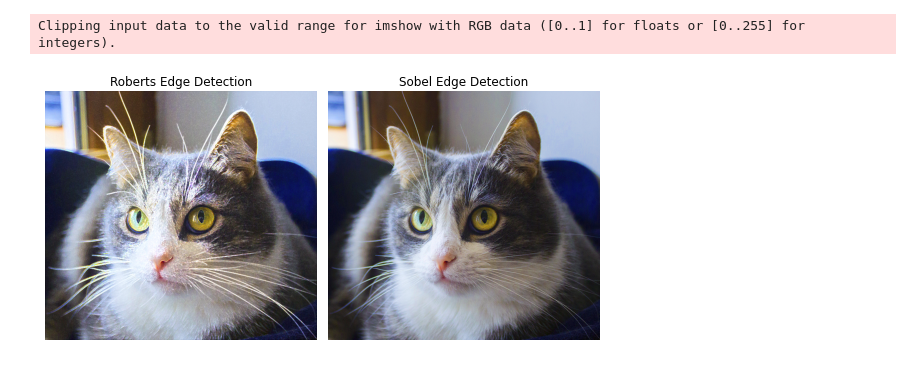
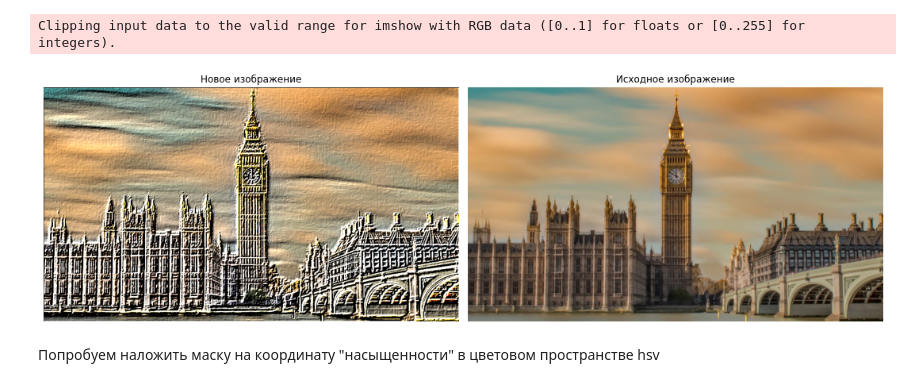
Before and after one commit to salexey1990/gb, a Jupyter notebook: cv/cv01.ipynb, the cells around one changed output. Saved outputs shown, nothing was run; the diff lists cells and outputs as text; code cells hidden in the pictures.

```diff
--- a/cv/cv01.ipynb
+++ b/cv/cv01.ipynb
@@ -9,5 +11,6 @@ import imageio
 # %%
-img = imageio.imread('cat-color.png')
+# Загрузим изображение и приведём его индексы к типу float в диапазоне от 0 до 1
+img = imageio.imread('city.jpeg')
 img = img.astype(np.float32) / 255.
 print(img.shape)
 # %% [output]
@@ -78,0 +124,22 @@ def hsv2rgb(hsv):
+# %%
+# При помощи двух свёрток по разным осям и последующем сложении результатов найдём границы изображений.
+
+out_img_v = conv(img_bw, axis=0)
+out_img_h = conv(img_bw, axis=1)
+out_img = out_img_h + out_img_v
+# %%
+# Посмотрим что получилось
+fig, axes = plt.subplots(ncols=3, sharex=True, sharey=True,
+                         figsize=(15, 4))
+
+axes[0].imshow(out_img_v, cmap=plt.cm.gray)
+
+axes[1].imshow(out_img_h, cmap=plt.cm.gray)
+
+axes[2].imshow(out_img, cmap=plt.cm.gray)
+
+for ax in axes:
+    ax.axis('off')
+
+plt.tight_layout()
+plt.show()
@@ -148,18 +152,26 @@ img_new = hsv2rgb(img_hsv_new)
+# %%
+# Поэлементно сложим 2 координату пространства hsv, отвечающую за яркость изображения с маской, полученной на предыдущем этапе
+
+img_hsv_new = np.copy(hsv_img)
+img_hsv_new[:, :, 2] +=out_img
+img_new = hsv2rgb(img_hsv_new)
 # %%
 fig, axes = plt.subplots(ncols=2, sharex=True, sharey=True,
-                         figsize=(8, 4))
+                         figsize=(15, 6))
 
 axes[0].imshow(img_new, cmap=plt.cm.gray)
-axes[0].set_title('Roberts Edge Detection')
+axes[0].set_title('Новое изображение')
 
 axes[1].imshow(img, cmap=plt.cm.gray)
-axes[1].set_title('Sobel Edge Detection')
+axes[1].set_title('Исходное изображение')
 
 for ax in axes:
     ax.axis('off')
 
 plt.tight_layout()
 plt.show()
 # %% [output]
 Clipping input data to the valid range for imshow with RGB data ([0..1] for floats or [0..255] for integers).
-[figure, old version]
+[figure, new version]
+# %% [markdown]
+Попробуем наложить маску на координату "насыщенности" в цветовом пространстве hsv
```
Also changed, not shown: parts of 25 cells of this notebook.
